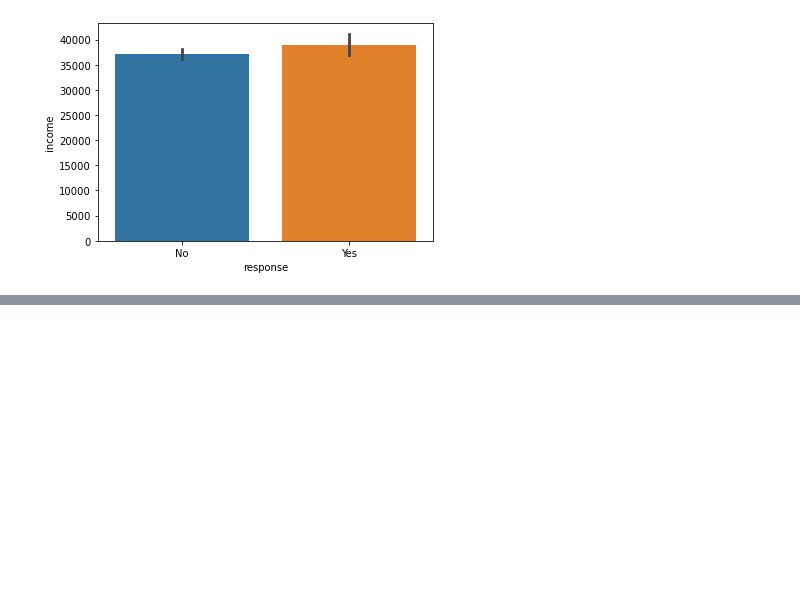
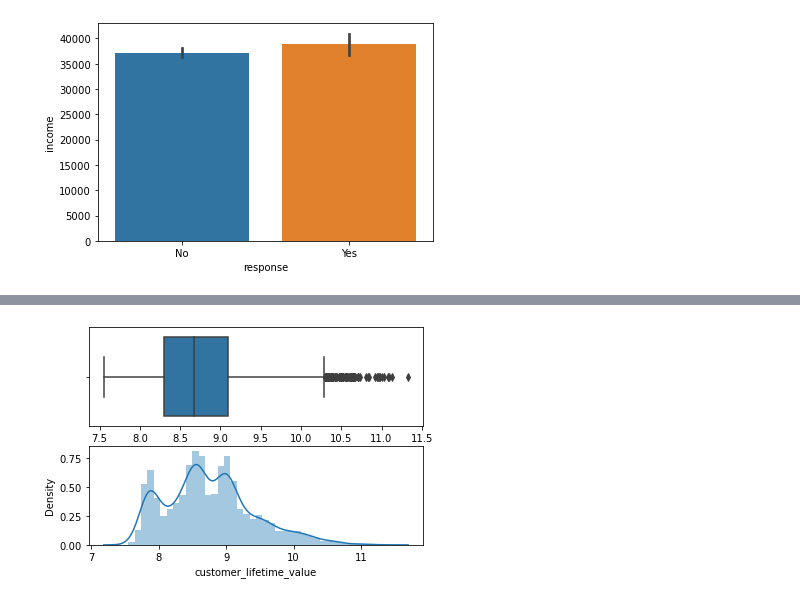
Before and after one commit to nataschaberg/lab-customer-analysis, a Jupyter notebook: exercises/data_cleaning_round_2.ipynb, the cells around one changed output, grey strips where cells are left out. Drawn from its saved outputs; the diff is of its cells as text; code cells hidden in the pictures; blank space fills up the shorter version.

```diff
--- a/exercises/data_cleaning_round_2.ipynb
+++ b/exercises/data_cleaning_round_2.ipynb
@@ -348,0 +365,11 @@ plt.show()
+# %%
+# apply log transformation on skewed distribution (PowerTransform)
+df_experiment_1 = df.copy()
+df_experiment_1['customer_lifetime_value'] = df_experiment_1['customer_lifetime_value'].apply(lambda x: np.log(x) if np.isfinite(np.log(x)) else np.NAN)
+
+fig, ax = plt.subplots(2)
+sns.boxplot(df_experiment_1['customer_lifetime_value'], ax=ax[0])
+sns.distplot(df_experiment_1['customer_lifetime_value'], ax=ax[1])
+fig.show()
+# %% [output]
+[figure, added]
```
Also changed, not shown: parts of 35 cells of this notebook.
